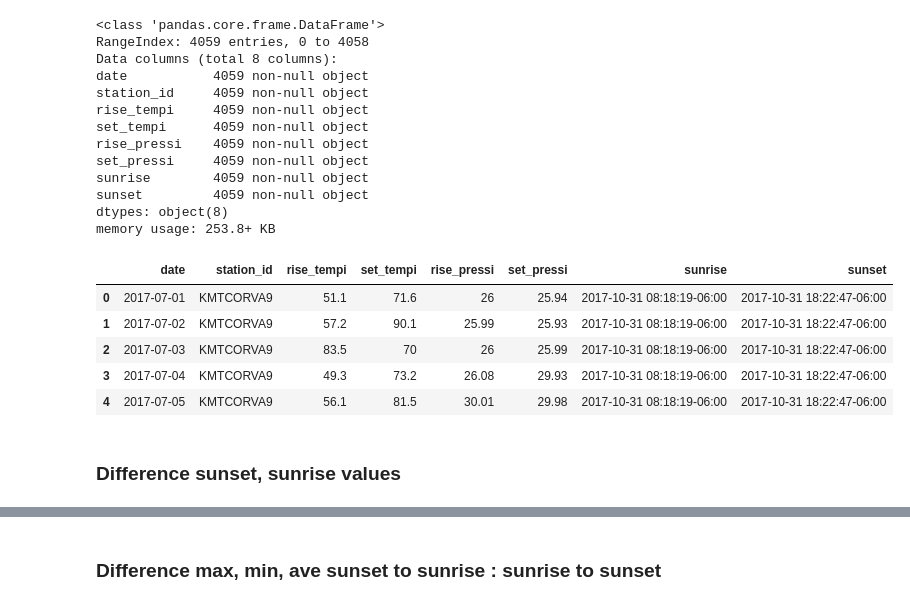
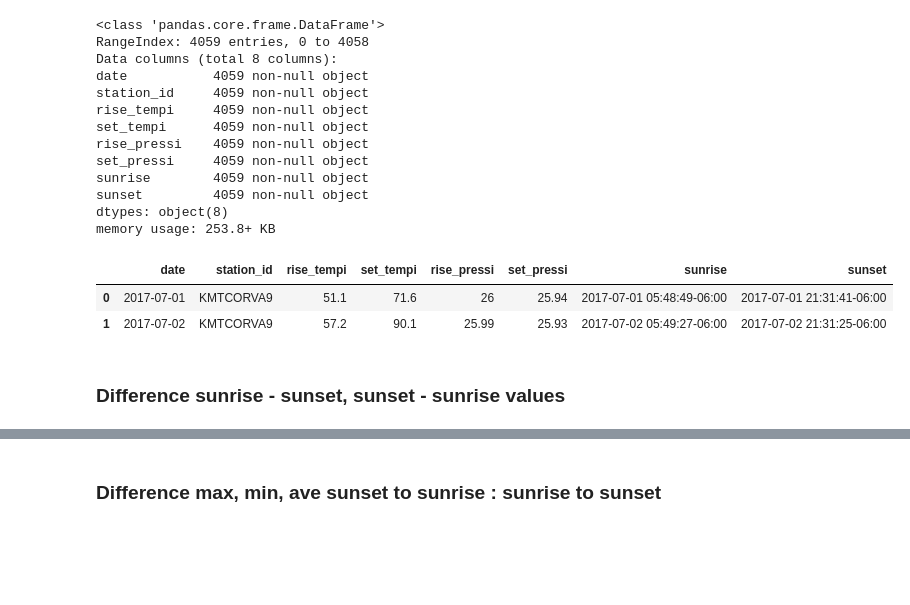
Before and after one commit to samsoe/nfc, a Jupyter notebook: notebooks/weather_data_calculations.ipynb, the cells around one changed output, grey strips where cells are left out. Drawn from its saved outputs; the diff is of its cells as text; code cells hidden in the pictures; blank space fills up the shorter version.

Commit message:
Calculated difference sunrise - sunset, sunset - sunrise values ../data/2017-sunrise_set-temp_pressure-190124_002.csv

```diff
--- a/notebooks/weather_data_calculations.ipynb
+++ b/notebooks/weather_data_calculations.ipynb
@@ -189,11 +189,16 @@ for row in sun.iterrows():
     sample_set_press = sunset_sample.pressi
 
     # Insert data into new dataframe
-    calcs.rise_tempi.loc[(calcs.date == sunrise_Ymd) & (calcs.station_id == station_id)] = sample_rise_temp
-    calcs.rise_pressi.loc[(calcs.date == sunrise_Ymd) & (calcs.station_id == station_id)] = sample_rise_press
+    sunrise_mask = (calcs.date == sunrise_Ymd) & (calcs.station_id == station_id)
+    calcs.rise_tempi.loc[sunrise_mask] = sample_rise_temp
+    calcs.rise_pressi.loc[sunrise_mask] = sample_rise_press
 
-    calcs.set_tempi.loc[(calcs.date == sunset_Ymd) & (calcs.station_id == station_id)] = sample_set_temp
-    calcs.set_pressi.loc[(calcs.date == sunset_Ymd) & (calcs.station_id == station_id)] = sample_set_press
+    sunset_mask = (calcs.date == sunset_Ymd) & (calcs.station_id == station_id)
+    calcs.set_tempi.loc[sunset_mask] = sample_set_temp
+    calcs.set_pressi.loc[sunset_mask] = sample_set_press
+
+    calcs['sunrise'].loc[(calcs.date == sunset_Ymd) & (calcs.station_id == station_id)] = sunrise_local
+    calcs['sunset'].loc[(calcs.date == sunset_Ymd) & (calcs.station_id == station_id)] = sunset_local
 '''
     print(sunrise_local.strftime('%Y-%m-%d'))
     print('**********************************************')
@@ -205,7 +210,7 @@ for row in sun.iterrows():
     print('rise_temp :', sample_rise_temp)
     print('rise_press:', sample_rise_press)
 
-    print('\n* Nearest Sunrise Weather Sample Datetime:')
+    print('\n* Nearest Sunset Weather Sample Datetime:')
     print(sunset_sample)
     print('set_temp  :', sample_set_temp)
     print('set_press :', sample_set_press)
@@ -236,20 +241,3 @@ for row in sun.iterrows():
 4057
 4058
 "\n    print(sunrise_local.strftime('%Y-%m-%d'))\n    print('**********************************************')\n    print('*', station_id)\n    print('Sunrise:', sunrise_local, '\n')\n\n    print('* Ne ...
-# %%
-for row in sun.iterrows():
-    row_counter+=1
-    station_id = row[1]['station_id']
-    sunrise_local = row[1]['sunrise_local']
-    sunset_local = row[1]['sunset_local']
-    sunrise_Ymd = sunrise_local.strftime('%Y-%m-%d')
-    sample = find_closest_weather_sample(station_id, sunrise_local)
-    sample_rise_temp = sample.tempi
-    sample_rise_press = sample.pressi
-
-
-    # Insert data into new dataframe
-    calcs['sunrise'] = sunrise_local
-    calcs['sunset'] = sunset_local
-    calcs.rise_tempi.loc[(calcs.date == sunrise_Ymd) & (calcs.station_id == station_id)] = sample_rise_temp
-    calcs.rise_pressi.loc[(calcs.date == sunrise_Ymd) & (calcs.station_id == station_id)] = sample_rise_press
@@ -293,17 +263,14 @@ sunset         4059 non-null object
 dtypes: object(8)
 memory usage: 253.8+ KB
 # %%
-calcs.head()
+calcs.head(2)
 # %% [output]
 |  | date | station_id | rise_tempi | set_tempi | rise_pressi | set_pressi | sunrise | sunset |
-| 0 | 2017-07-01 | KMTCORVA9 | 51.1 | 71.6 | 26 | 25.94 | 2017-10-31 08:18:19-06:00 | 2017-10-31 18:22:47-06:00 |
-| 1 | 2017-07-02 | KMTCORVA9 | 57.2 | 90.1 | 25.99 | 25.93 | 2017-10-31 08:18:19-06:00 | 2017-10-31 18:22:47-06:00 |
-| 2 | 2017-07-03 | KMTCORVA9 | 83.5 | 70 | 26 | 25.99 | 2017-10-31 08:18:19-06:00 | 2017-10-31 18:22:47-06:00 |
-| 3 | 2017-07-04 | KMTCORVA9 | 49.3 | 73.2 | 26.08 | 29.93 | 2017-10-31 08:18:19-06:00 | 2017-10-31 18:22:47-06:00 |
-| 4 | 2017-07-05 | KMTCORVA9 | 56.1 | 81.5 | 30.01 | 29.98 | 2017-10-31 08:18:19-06:00 | 2017-10-31 18:22:47-06:00 |
+| 0 | 2017-07-01 | KMTCORVA9 | 51.1 | 71.6 | 26 | 25.94 | 2017-07-01 05:48:49-06:00 | 2017-07-01 21:31:41-06:00 |
+| 1 | 2017-07-02 | KMTCORVA9 | 57.2 | 90.1 | 25.99 | 25.93 | 2017-07-02 05:49:27-06:00 | 2017-07-02 21:31:25-06:00 |
 # %%
 filename = '../data/2017-sunrise_set-temp_pressure-190124_002.csv'
 calcs.to_csv(filename, index=False)
 # %% [markdown]
-### Difference sunset, sunrise values
+### Difference sunrise - sunset, sunset - sunrise values
 # %%
```
Also changed, not shown: parts of 20 cells of this notebook.
